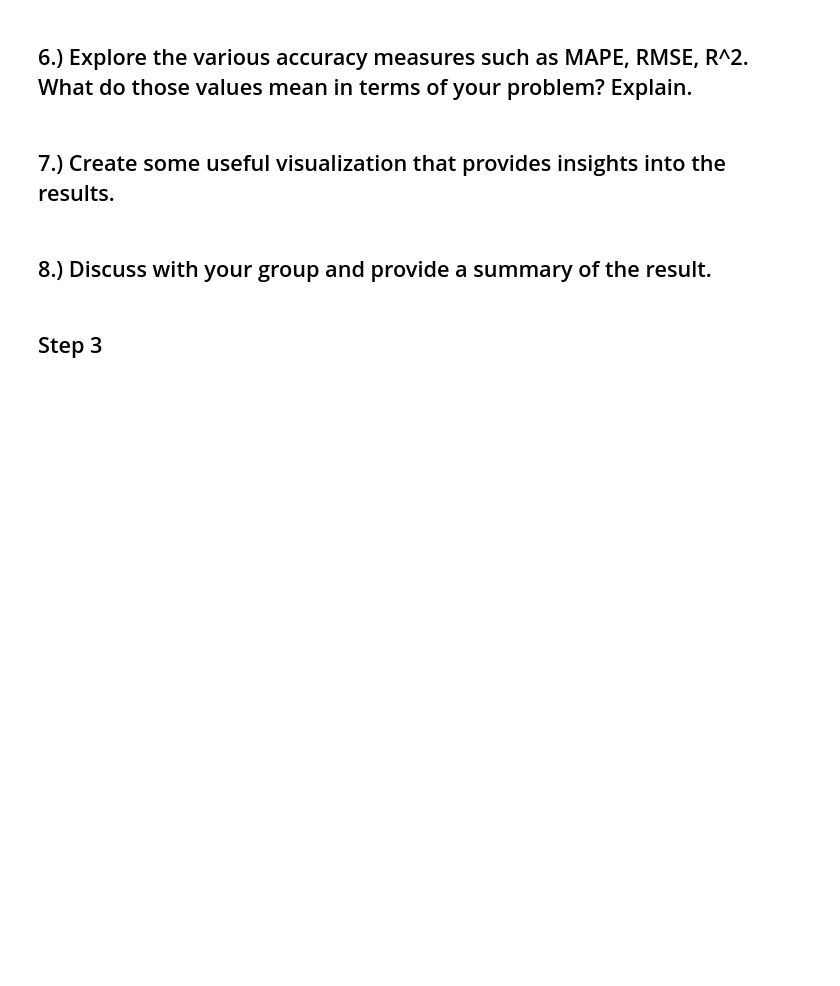
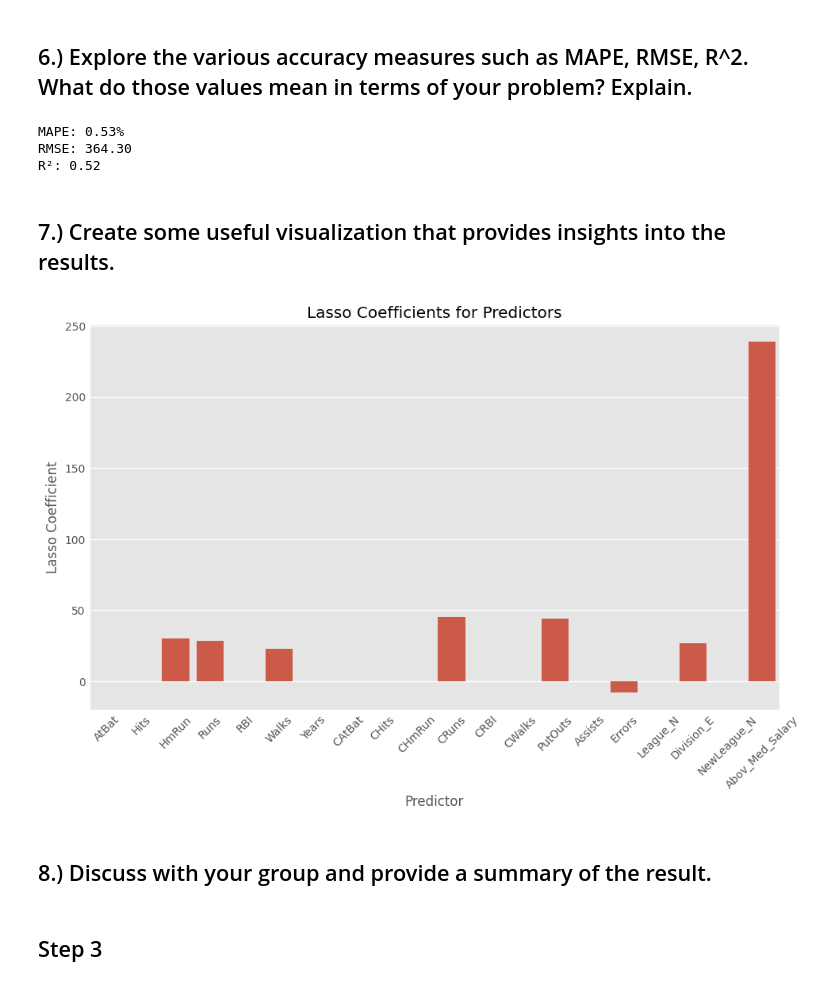
Before and after one commit to sah9j/DataDive1, a Jupyter notebook: Regression DATA Dive Baseball Players dataset Fall 2023.ipynb, the cells around one changed output. Drawn from its saved outputs; the diff is of its cells as text; code cells hidden in the pictures; blank space fills up the shorter version.

```diff
--- a/Regression DATA Dive Baseball Players dataset Fall 2023.ipynb
+++ b/Regression DATA Dive Baseball Players dataset Fall 2023.ipynb
@@ -544,2 +589,16 @@ plt.show()
 # %% [markdown]
 ## 3.)  Explore the relationship of each individual predictor with the target variable
+# %%
+from sklearn.linear_model import Lasso
+lasso = Lasso(alpha=best_alpha)  # Use the best alpha value obtained from grid search
+
+# Fit the Lasso regression model to the training data
+lasso.fit(X_train_sc, Y_train)
+lasso_coef = lasso.coef_
+names = X.columns
+df_lasso = pd.DataFrame(lasso_coef, index=names, columns=['Lasso_Coeff'])
+
+# Print and visualize the Lasso coefficients
+print(df_lasso)
+df_lasso.reset_index(inplace=True)
+df_lasso.rename(columns={'index': 'Predictor'}, inplace=True)
@@ -550,7 +669,36 @@ plt.show()
 # %% [markdown]
 ## 6.)  Explore the various accuracy measures such as MAPE, RMSE, R^2. What do those values mean in terms of your problem? Explain.
+# %%
+# MAPE (Mean Absolute Percentage Error)
+mape = mean_absolute_percentage_error(Y_test, predictions)
+
+# RMSE (Root Mean Square Error)
+rmse = mean_squared_error(Y_test, predictions, squared=False)
+
+# R² (Coefficient of Determination)
+r2 = r2_score(Y_test, predictions)
+
+print(f"MAPE: {mape:.2f}%")
+print(f"RMSE: {rmse:.2f}")
+print(f"R²: {r2:.2f}")
+# %% [output]
+MAPE: 0.53%
+RMSE: 364.30
+R²: 0.52
 # %% [markdown]
 ## 7.)  Create some useful visualization that provides insights into the results.
+# %%
+
+#Visualize the coefficientsto see the importance of each predictor variable.
+plt.figure(figsize=(10, 6))
+sns.barplot(x='Predictor', y='Lasso_Coeff', data=df_lasso)
+plt.xticks(rotation=45)
+plt.xlabel('Predictor')
+plt.ylabel('Lasso Coefficient')
+plt.title('Lasso Coefficients for Predictors')
+plt.show()
+# %% [output]
+[figure, added]
 # %% [markdown]
 ## 8.)  Discuss with your group and provide a summary of the result.
 # %% [markdown]
```
Also changed, not shown: parts of 11 cells of this notebook.
